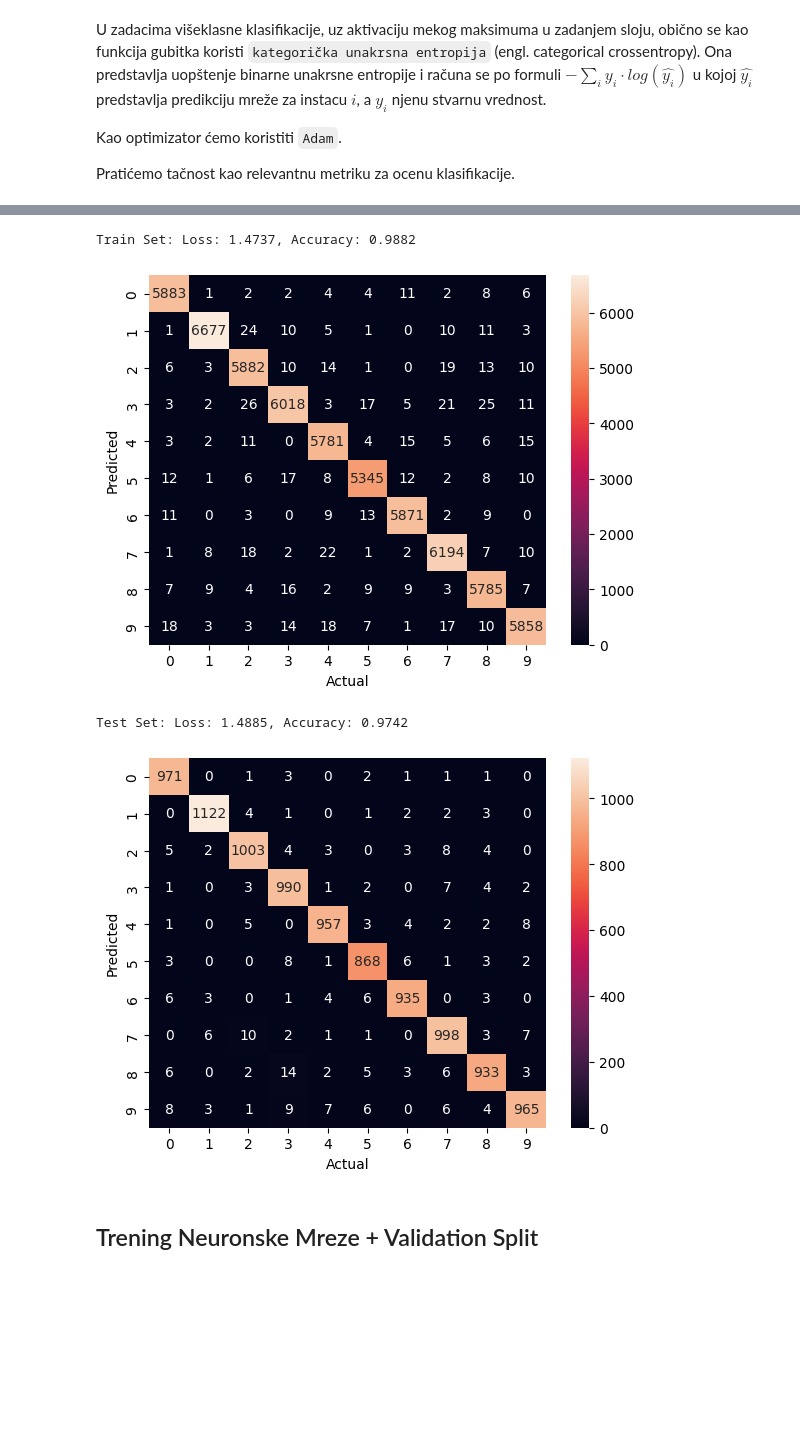
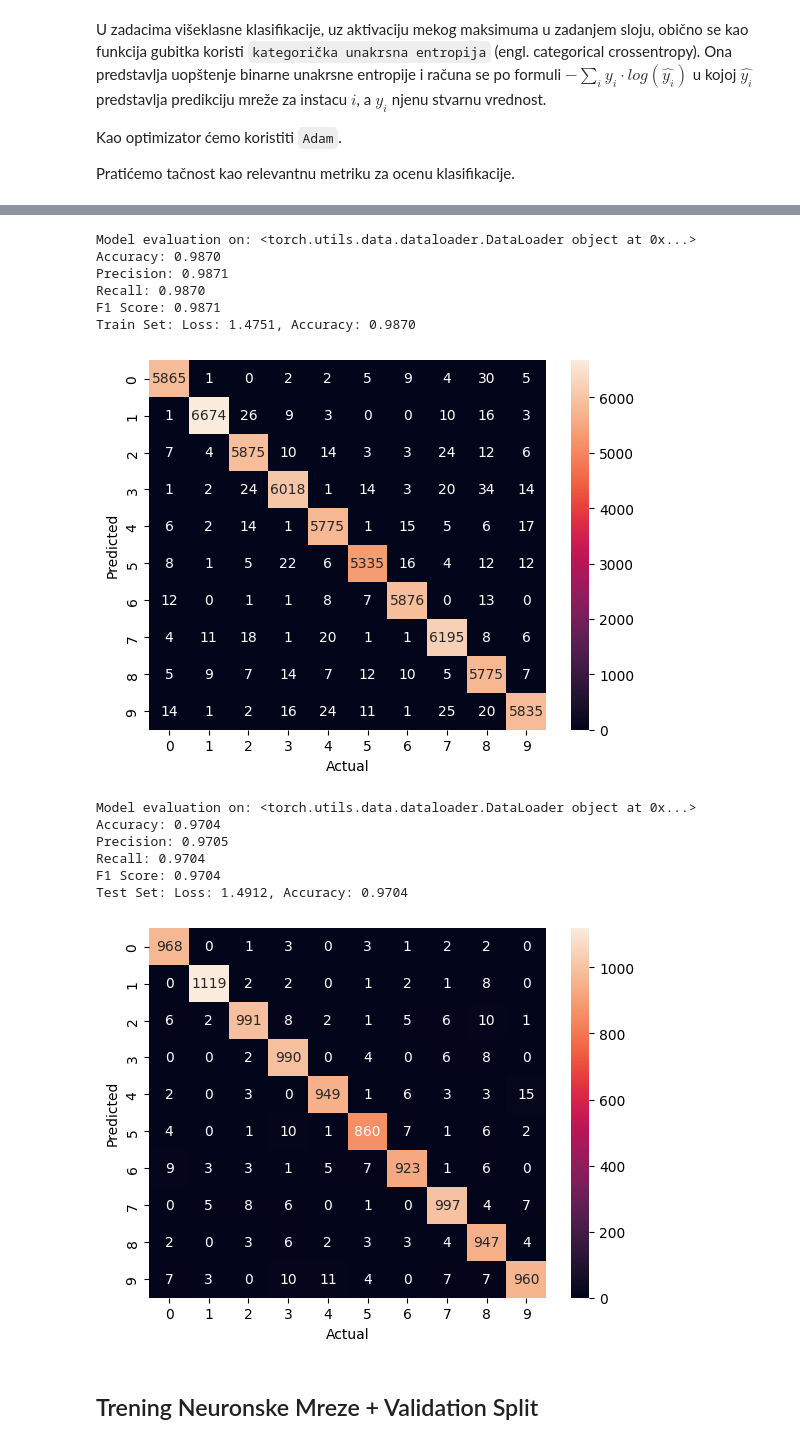
Before and after one commit to matf-ml/materijali-sa-vezbi-2024, a Jupyter notebook: Vezbe-10/02_Viseklasna_Klasifikacija.ipynb, the cells around one changed output, grey strips where cells are left out. Saved outputs shown, nothing was run; the diff lists cells and outputs as text; code cells hidden in the pictures; blank space fills up the shorter version.

```diff
--- a/Vezbe-10/02_Viseklasna_Klasifikacija.ipynb
+++ b/Vezbe-10/02_Viseklasna_Klasifikacija.ipynb
@@ -186,15 +285,68 @@ Wall time: 11min 7s
+# %%
+def evaluate_classification(model, criterion, loader, multiclass=False):
+    model.eval()
+    total_loss = 0.0
+    total_correct = 0
+    total_samples = 0
+    predicted_labels, true_labels = [], []
+    device = get_device()
+
+    with torch.no_grad():  # No gradient computation during evaluation
+        for inputs, labels in loader:
+            inputs, labels = inputs.to(device), labels.to(device)
+            outputs = model(inputs)
+            total_loss += criterion(outputs.squeeze(), labels).item()
+
+            if multiclass:
+              predicted = torch.argmax(outputs, dim=1)
+            else:
+              predicted = (outputs > 0.5).float()
+            predicted_labels.extend(predicted.squeeze().tolist())
+            true_labels.extend(labels.tolist())
+
+            total_samples += labels.size(0)
+            total_correct += (predicted.squeeze() == labels).sum().item()
+
+    # compute metrics
+    accuracy = accuracy_score(true_labels, predicted_labels)
+    precision, recall, f1_score, _ = precision_recall_fscore_support(true_labels, predicted_labels, average='weighted')
+    print(f'Model evaluation on: {loader}')
+    print(f"Accuracy: {accuracy:.4f}")
+    print(f"Precision: {precision:.4f}")
+    print(f"Recall: {recall:.4f}")
+    print(f"F1 Score: {f1_score:.4f}")
+
+    # plot
+    cm = confusion_matrix(true_labels, predicted_labels)
+    sns.heatmap(cm, annot=True, fmt='d')
+    plt.xlabel('Actual')
+    plt.ylabel('Predicted')
+
+    avg_loss = total_loss / len(loader)
+    accuracy = total_correct / total_samples
+    return avg_loss, accuracy
 # %%
-train_loss, train_accuracy = matftorch.evaluate_classification(model, criterion, train_loader, True)
+train_loss, train_accuracy = evaluate_classification(model, criterion, train_loader, True)
 print(f'Train Set: Loss: {train_loss:.4f}, Accuracy: {train_accuracy:.4f}')
 # %% [output]
-Train Set: Loss: 1.4737, Accuracy: 0.9882
+Model evaluation on: <torch.utils.data.dataloader.DataLoader object at 0x...>
+Accuracy: 0.9870
+Precision: 0.9871
+Recall: 0.9870
+F1 Score: 0.9871
+Train Set: Loss: 1.4751, Accuracy: 0.9870
-[figure, old version]
+[figure, new version]
 # %%
-test_loss, test_accuracy = matftorch.evaluate_classification(model, criterion, test_loader, True)
+test_loss, test_accuracy = evaluate_classification(model, criterion, test_loader, True)
 print(f'Test Set: Loss: {test_loss:.4f}, Accuracy: {test_accuracy:.4f}')
 # %% [output]
-Test Set: Loss: 1.4885, Accuracy: 0.9742
+Model evaluation on: <torch.utils.data.dataloader.DataLoader object at 0x...>
+Accuracy: 0.9704
+Precision: 0.9705
+Recall: 0.9704
+F1 Score: 0.9704
+Test Set: Loss: 1.4912, Accuracy: 0.9704
-[figure, old version]
+[figure, new version]
 # %% [markdown]
 ## Trening Neuronske Mreze + Validation Split
 # %%
```
Also changed, not shown: parts of 26 cells of this notebook, 2 other files.
